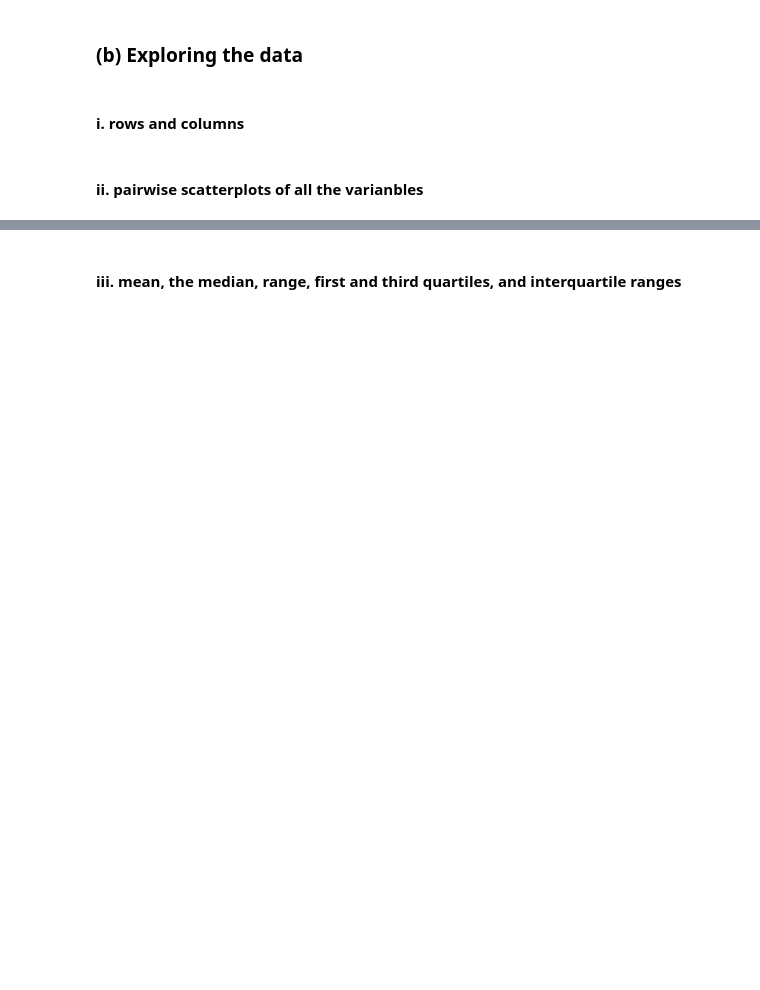
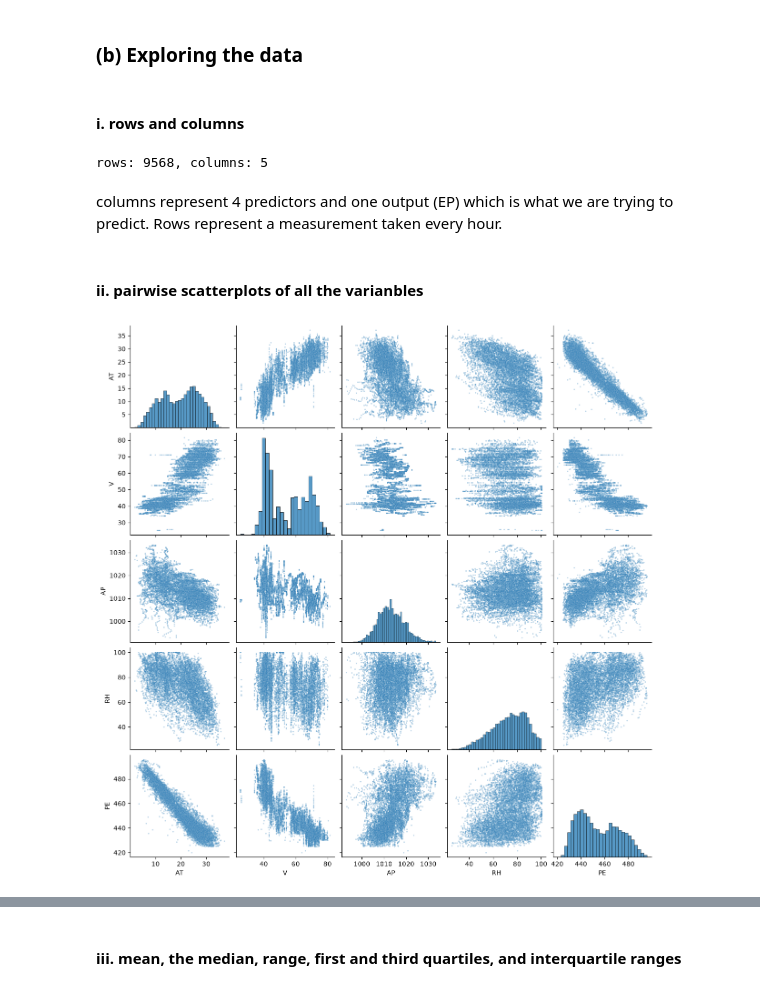
Before and after one commit to hgroome46/DSCI552-HW2, a Jupyter notebook: Groome_Henry_HW2.ipynb, the cells around one changed output, grey strips where cells are left out. Drawn from its saved outputs; the diff is of its cells as text; code cells hidden in the pictures; blank space fills up the shorter version.

```diff
--- a/Groome_Henry_HW2.ipynb
+++ b/Groome_Henry_HW2.ipynb
@@ -17,2 +45,5 @@ Package imports
 # %% [markdown]
 Get the Cycle Power Plant Data Set
+# %%
+df = pd.read_excel('CCPP/Folds5x2_pp.xlsx', sheet_name=0)
+df.head()
@@ -20,5 +58,17 @@ Get the Cycle Power Plant Data Set
 ### (b) Exploring the data
 # %% [markdown]
 #### i. rows and columns
+# %%
+rows, cols = df.shape
+print(f"rows: {rows}, columns: {cols}")
+# %% [output]
+rows: 9568, columns: 5
+# %% [markdown]
+columns represent 4 predictors and one output (EP) which is what we are trying to predict. Rows represent a measurement taken every hour.
 # %% [markdown]
 #### ii. pairwise scatterplots of all the varianbles
+# %%
+sns.pairplot(df, plot_kws={'s':5, 'alpha':.3})
+plt.show()
+# %% [output]
+[figure, added]
```
Also changed, not shown: parts of 36 cells of this notebook.
